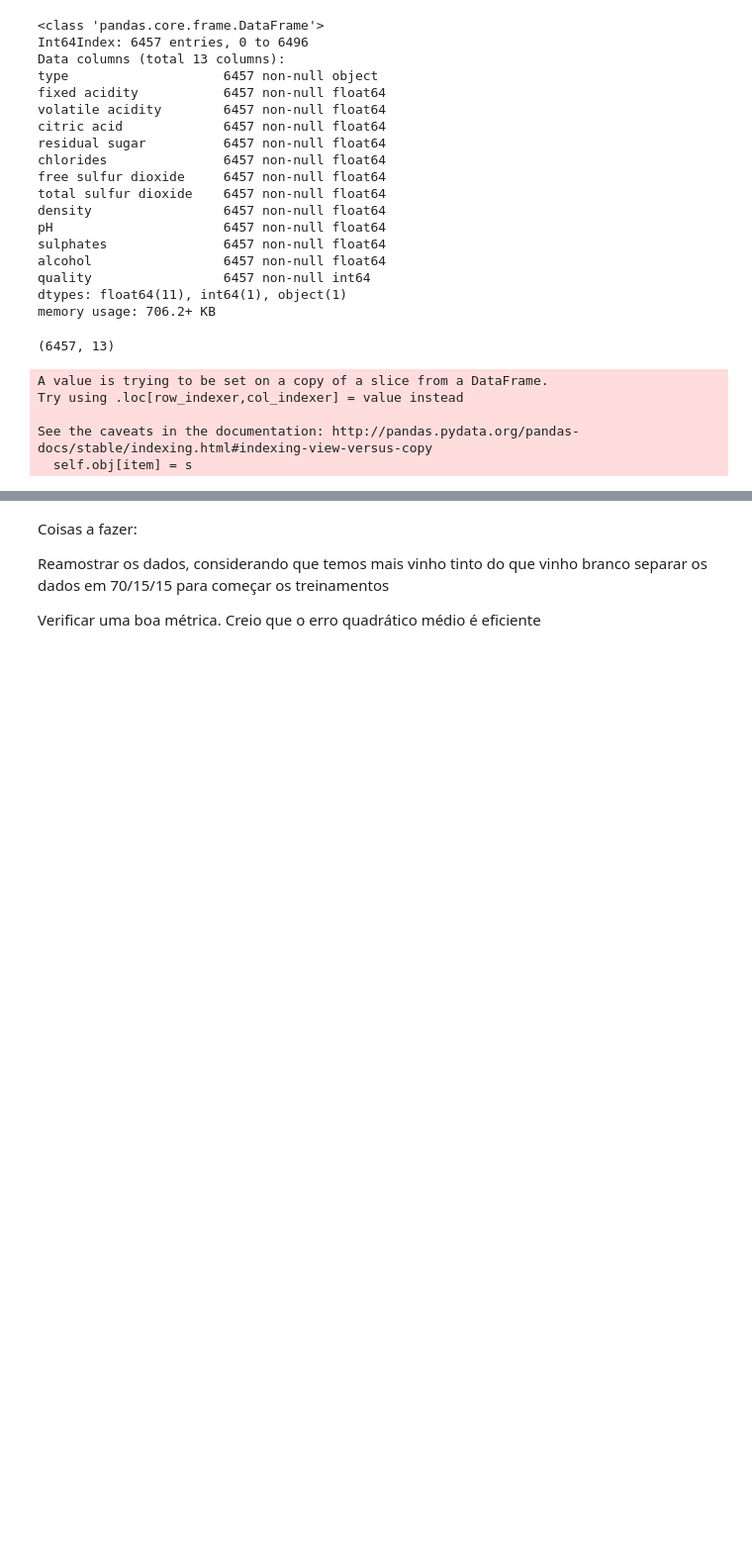
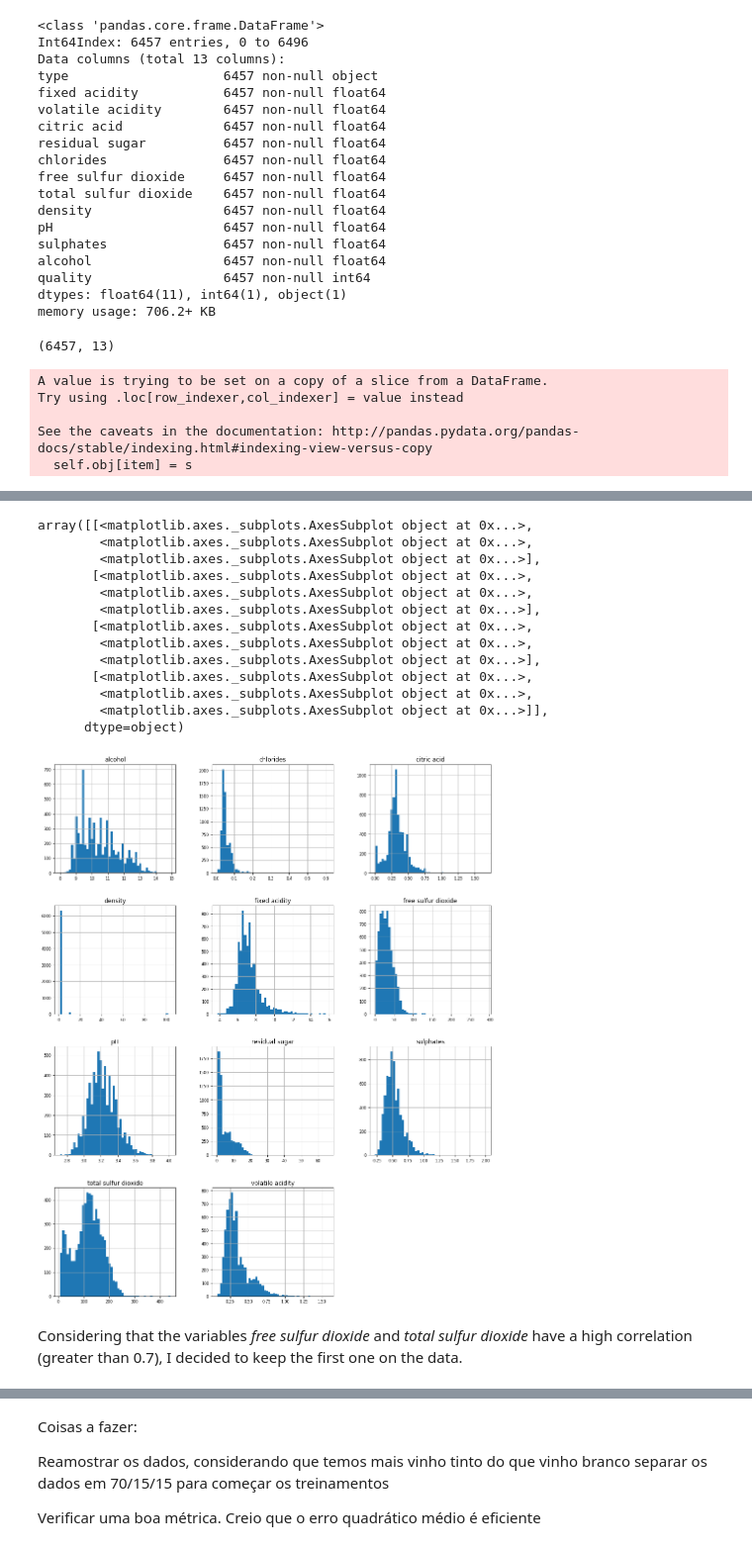
Before and after one commit to danielmbicalho/greenwinequality, a Jupyter notebook: Wine Quality.ipynb, the cells around one changed output, grey strips where cells are left out. Shown at 99% size. Cells and saved outputs as stored; diff of their text form; code cells hidden in the pictures; blank space fills up the shorter version.

```diff
--- a/Wine Quality.ipynb
+++ b/Wine Quality.ipynb
@@ -171,3 +222,20 @@ wines_corr[wines_corr >= 0.9]
 # %%
-wines_clean_num = wines_clean.select_dtypes(include = ['float64', 'int64'])
-wines_clean_num.hist(figsize=(16, 20), bins=50, xlabelsize=8, ylabelsize=8)
+wines_num = wines_processed.select_dtypes(include = ['float64', 'int64'])
+wines_num.hist(figsize=(16, 20), bins=50, xlabelsize=8, ylabelsize=8)
+# %% [output]
+array([[<matplotlib.axes._subplots.AxesSubplot object at 0x...>,
+        <matplotlib.axes._subplots.AxesSubplot object at 0x...>,
+        <matplotlib.axes._subplots.AxesSubplot object at 0x...>],
+       [<matplotlib.axes._subplots.AxesSubplot object at 0x...>,
+        <matplotlib.axes._subplots.AxesSubplot object at 0x...>,
+        <matplotlib.axes._subplots.AxesSubplot object at 0x...>],
+       [<matplotlib.axes._subplots.AxesSubplot object at 0x...>,
+        <matplotlib.axes._subplots.AxesSubplot object at 0x...>,
+        <matplotlib.axes._subplots.AxesSubplot object at 0x...>],
+       [<matplotlib.axes._subplots.AxesSubplot object at 0x...>,
+        <matplotlib.axes._subplots.AxesSubplot object at 0x...>,
+        <matplotlib.axes._subplots.AxesSubplot object at 0x...>]],
+      dtype=object)
+[figure, added]
+# %% [markdown]
+Considering that the variables *free sulfur dioxide* and *total sulfur dioxide* have a high correlation (greater than 0.7), I decided to keep the first one on the data.
```
Also changed, not shown: parts of 22 cells of this notebook.
